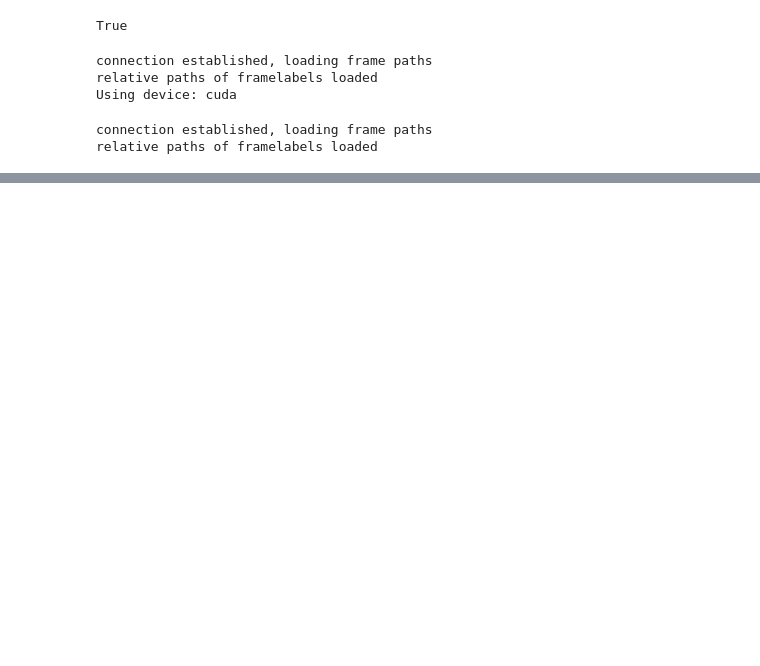
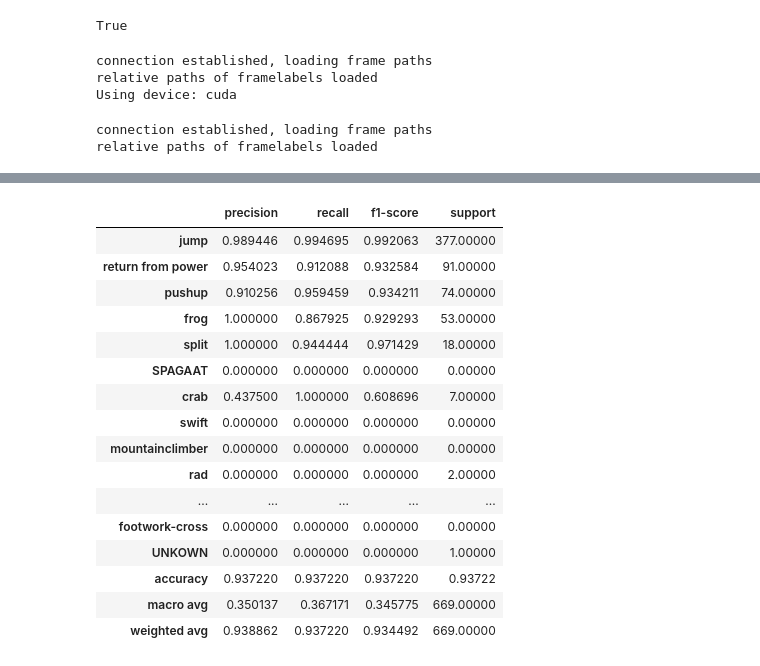
Before and after one commit to mikeddecker/judge, a Jupyter notebook: computervision/test.ipynb, the cells around one changed output, grey strips where cells are left out. Saved outputs shown, nothing was run; the diff lists cells and outputs as text; code cells hidden in the pictures; blank space fills up the shorter version.

```diff
--- a/computervision/test.ipynb
+++ b/computervision/test.ipynb
@@ -108 +115,21 @@ accuracies
   'support': 669.0}}
+# %%
+pd.DataFrame(class_reports['Skill']).transpose()
+# %% [output]
+|  | precision | recall | f1-score | support |
+| jump | 0.989446 | 0.994695 | 0.992063 | 377.00000 |
+| return from power | 0.954023 | 0.912088 | 0.932584 | 91.00000 |
+| pushup | 0.910256 | 0.959459 | 0.934211 | 74.00000 |
+| frog | 1.000000 | 0.867925 | 0.929293 | 53.00000 |
+| split | 1.000000 | 0.944444 | 0.971429 | 18.00000 |
+| SPAGAAT | 0.000000 | 0.000000 | 0.000000 | 0.00000 |
+| crab | 0.437500 | 1.000000 | 0.608696 | 7.00000 |
+| swift | 0.000000 | 0.000000 | 0.000000 | 0.00000 |
+| mountainclimber | 0.000000 | 0.000000 | 0.000000 | 0.00000 |
+| rad | 0.000000 | 0.000000 | 0.000000 | 2.00000 |
+| ... | ... | ... | ... | ... |
+| footwork-cross | 0.000000 | 0.000000 | 0.000000 | 0.00000 |
+| UNKOWN | 0.000000 | 0.000000 | 0.000000 | 1.00000 |
+| accuracy | 0.937220 | 0.937220 | 0.937220 | 0.93722 |
+| macro avg | 0.350137 | 0.367171 | 0.345775 | 669.00000 |
+| weighted avg | 0.938862 | 0.937220 | 0.934492 | 669.00000 |
```
Also changed, not shown: parts of 16 cells of this notebook, 12 other files.
